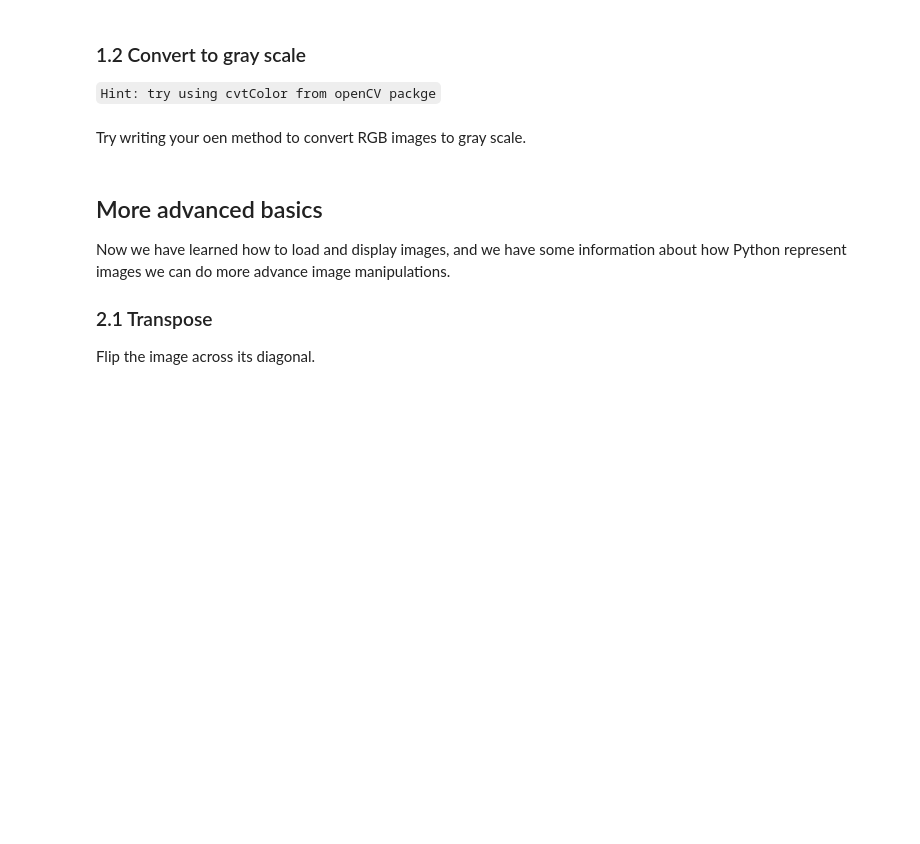
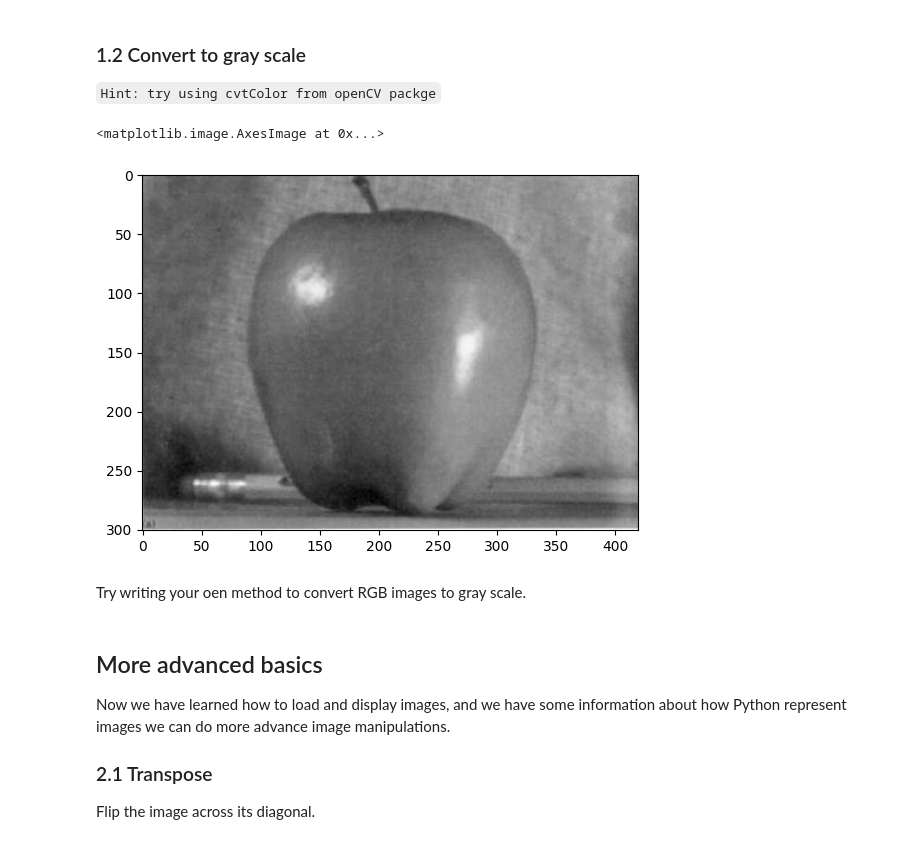
Before and after one commit to juliusuberall/ImPro26, a Jupyter notebook: labs/week_1.ipynb, the cells around one changed output. Drawn from its saved outputs; the diff is of its cells as text; code cells hidden in the pictures; blank space fills up the shorter version.

```diff
--- a/labs/week_1.ipynb
+++ b/labs/week_1.ipynb
@@ -50,3 +70,12 @@ gray_img = np.empty((100,100,3)) # replace this code and load your image
+# %%
+# replace this code and load your image
+img = cv.imread("../images/apple1.jpg") #relative path
+gray_img = cv.cvtColor(img, cv.COLOR_BGR2GRAY)
+
+plt.imshow(gray_img, cmap='gray')
+# %% [output]
+<matplotlib.image.AxesImage at 0x...>
+[figure, added]
 # %% [markdown]
 Try writing your oen method to convert RGB images to gray scale.
 # %%
```
Also changed, not shown: parts of 6 cells of this notebook, 1 other file.
